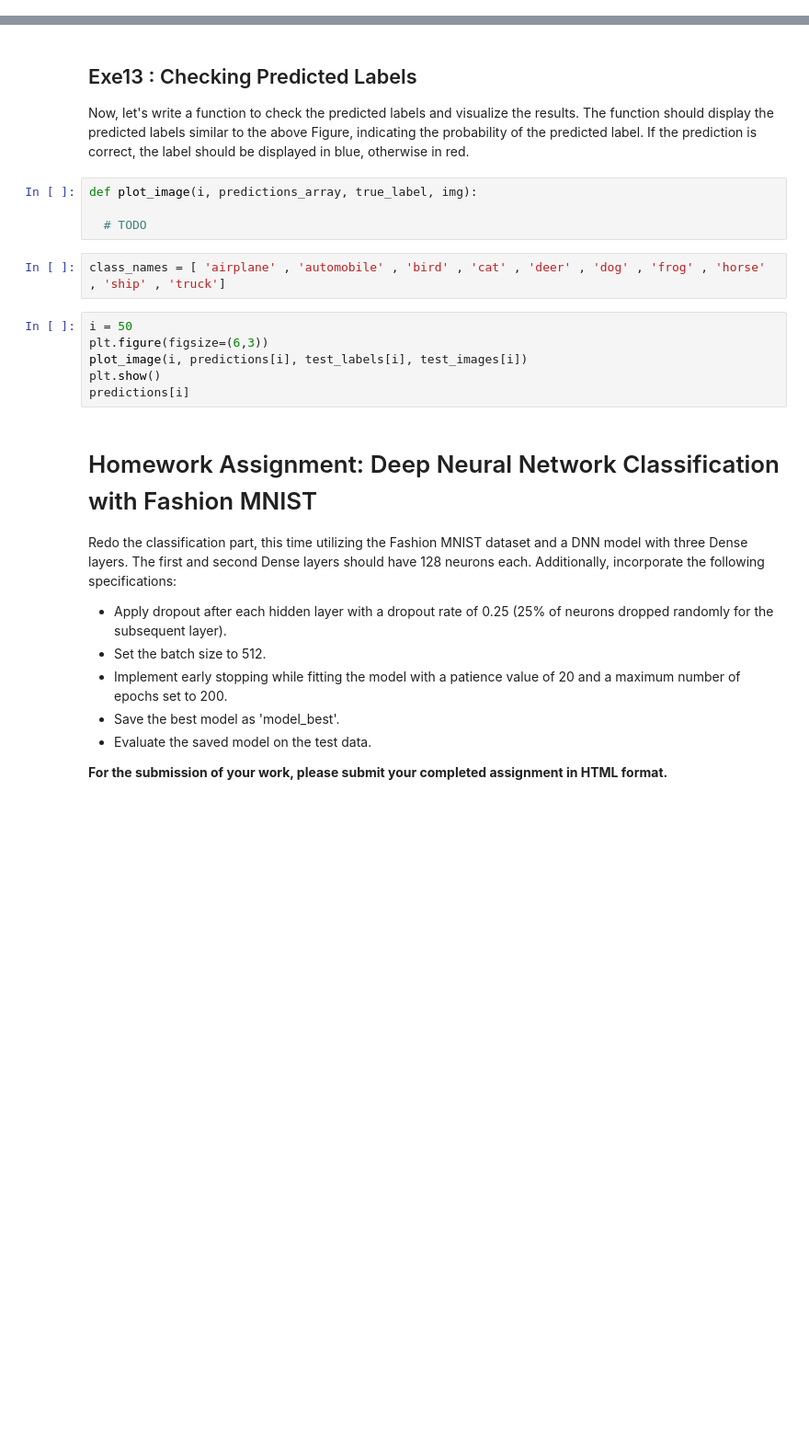
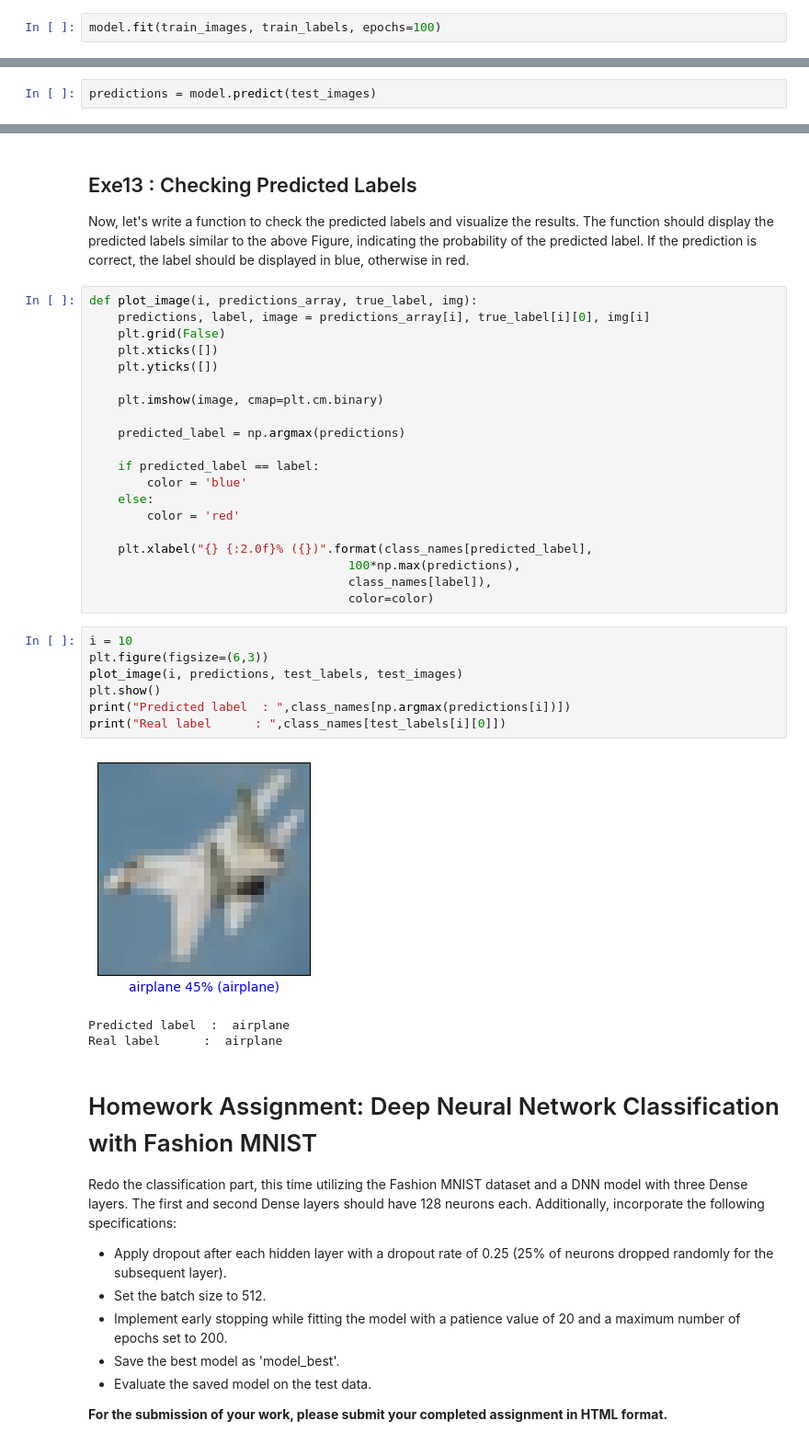
Before and after one commit to Poliaboy/NeuralNetworksS8, a Jupyter notebook: Lab1_NN.ipynb, the cells around one changed output, grey strips where cells are left out. Shown at 92% size. Cells and saved outputs as stored; diff of their text form; blank space fills up the shorter version.

```diff
--- a/Lab1_NN.ipynb
+++ b/Lab1_NN.ipynb
@@ -378,0 +581,2 @@ model.fit(# TODO)
+# %%
+model.fit(train_images, train_labels, epochs=100)
@@ -406,0 +626,2 @@ predictions = # TODO
+# %%
+predictions = model.predict(test_images)
@@ -408,18 +657,37 @@ predictions = # TODO
 ## Exe13 :  Checking Predicted Labels
 
 Now, let's write a function to check the predicted labels and visualize the results. The function should display the predicted labels similar to the above Figure, indicating the probability of the predicted label. If the prediction is correct, the label should be displayed in blue, otherwise in red.
-# %%
-def plot_image(i, predictions_array, true_label, img):
-
-  # TODO
-# %%
-class_names = [ 'airplane' , 'automobile' , 'bird' , 'cat' , 'deer' , 'dog' , 'frog' , 'horse' , 'ship' , 'truck']
+# %%
+def plot_image(i, predictions_array, true_label, img):
+    predictions, label, image = predictions_array[i], true_label[i][0], img[i]
+    plt.grid(False)
+    plt.xticks([])
+    plt.yticks([])
+
+    plt.imshow(image, cmap=plt.cm.binary)
+
+    predicted_label = np.argmax(predictions)
+
+    if predicted_label == label:
+        color = 'blue'
+    else:
+        color = 'red'
+
+    plt.xlabel("{} {:2.0f}% ({})".format(class_names[predicted_label],
+                                    100*np.max(predictions),
+                                    class_names[label]),
+                                    color=color)
 # %%
-i = 50
+i = 10
 plt.figure(figsize=(6,3))
-plot_image(i, predictions[i], test_labels[i], test_images[i])
+plot_image(i, predictions, test_labels, test_images)
 plt.show()
-predictions[i]
+print("Predicted label  : ",class_names[np.argmax(predictions[i])])
+print("Real label      : ",class_names[test_labels[i][0]])
+# %% [output]
+[figure, added]
+Predicted label  :  airplane
+Real label      :  airplane
 # %% [markdown]
 # Homework Assignment: Deep Neural Network Classification with Fashion MNIST
 
```
Also changed, not shown: parts of 46 cells of this notebook, 4 other files.
